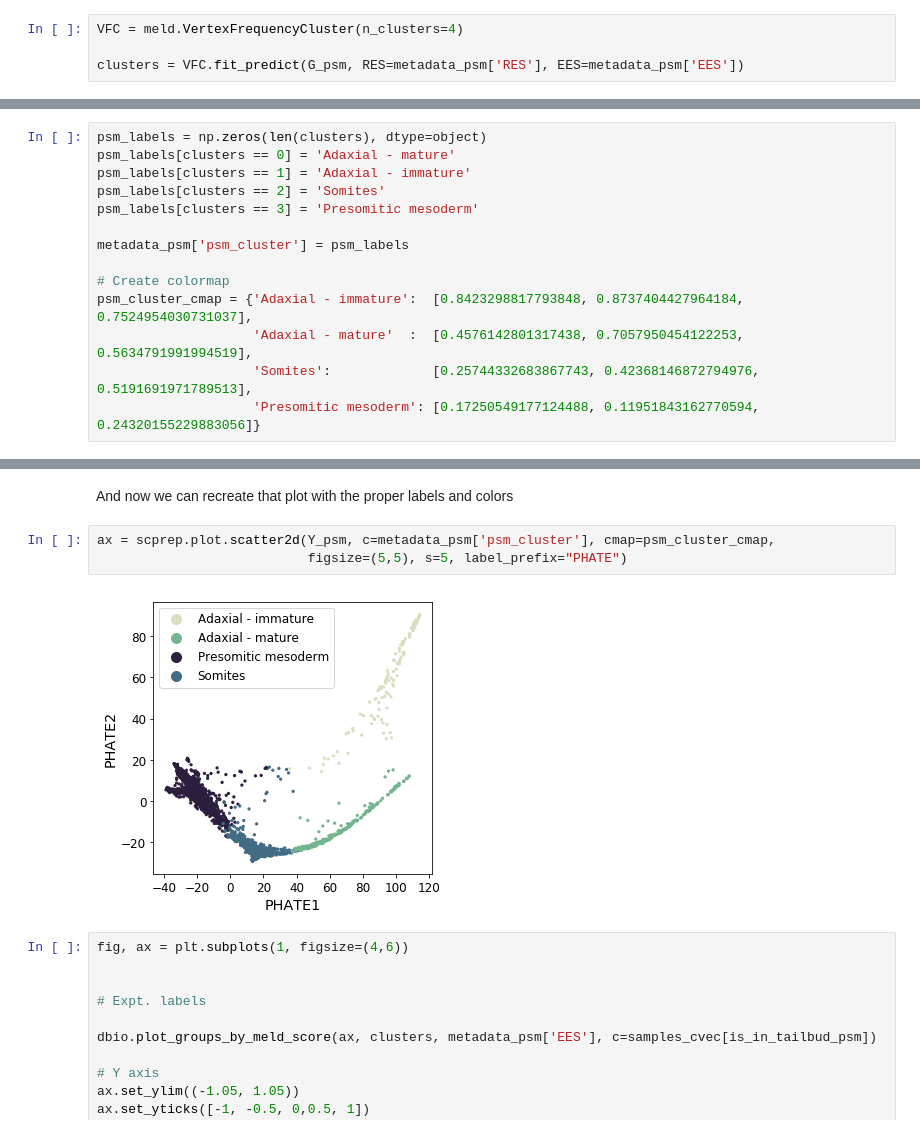
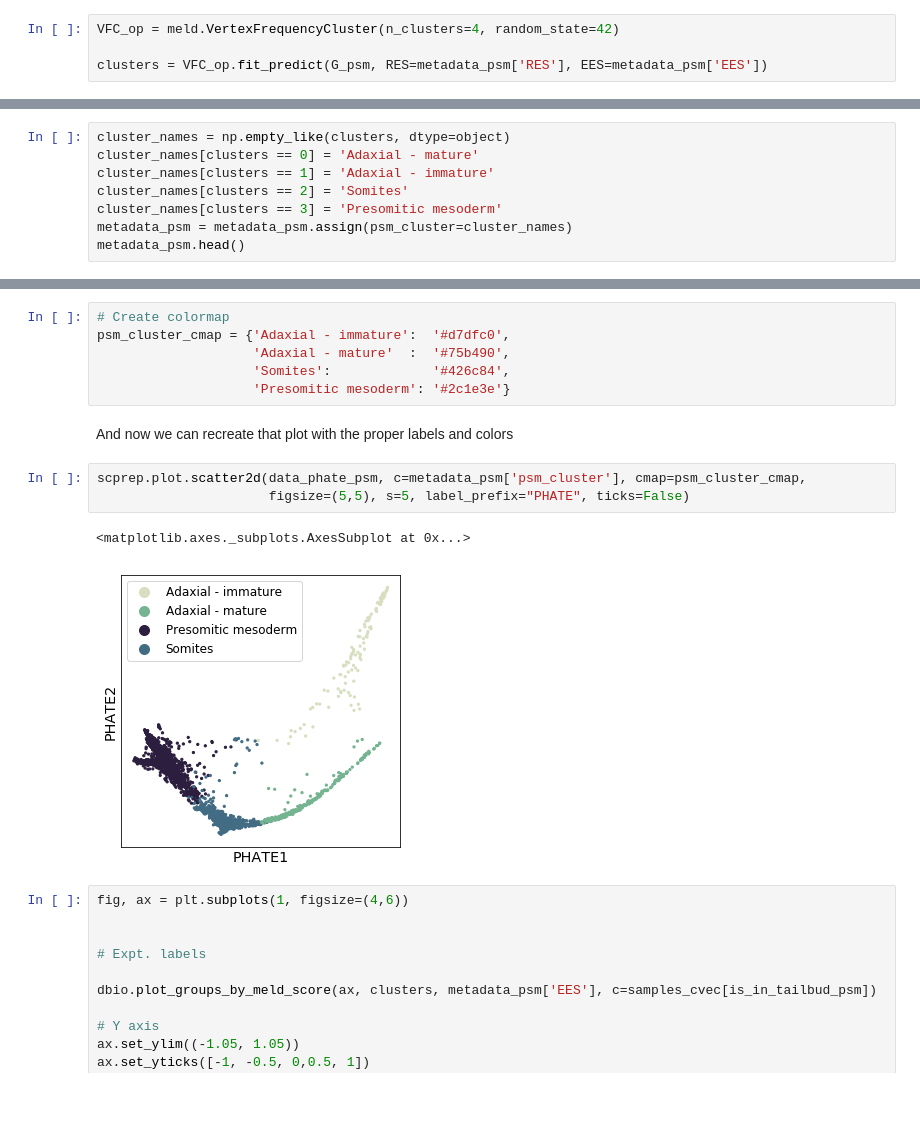
Before and after one commit to KrishnaswamyLab/MELD, a Jupyter notebook: notebooks/Wagner2018_Chordin_Cas9_Mutagenesis.ipynb, the cells around one changed output, grey strips where cells are left out. Cells and saved outputs as stored; diff of their text form; blank space fills up the shorter version.

```diff
--- a/notebooks/Wagner2018_Chordin_Cas9_Mutagenesis.ipynb
+++ b/notebooks/Wagner2018_Chordin_Cas9_Mutagenesis.ipynb
@@ -461,5 +467,5 @@ This class works similarly to the `sklearn` clustering classes, and all it needs
 # %%
-VFC = meld.VertexFrequencyCluster(n_clusters=4)
+VFC_op = meld.VertexFrequencyCluster(n_clusters=4, random_state=42)
 
-clusters = VFC.fit_predict(G_psm, RES=metadata_psm['RES'], EES=metadata_psm['EES'])
+clusters = VFC_op.fit_predict(G_psm, RES=metadata_psm['RES'], EES=metadata_psm['EES'])
 # %% [output]
@@ -483,17 +494,3 @@ scprep.plot.marker_plot(data_psm, clusters, gene_names=data_psm.columns, markers
 #### Assigning cluster names
 
 Now that we know what cell type is in each cluster, we can assign labels to each group.
-# %%
-psm_labels = np.zeros(len(clusters), dtype=object)
-psm_labels[clusters == 0] = 'Adaxial - mature'
-psm_labels[clusters == 1] = 'Adaxial - immature'
-psm_labels[clusters == 2] = 'Somites'
-psm_labels[clusters == 3] = 'Presomitic mesoderm'
-
-metadata_psm['psm_cluster'] = psm_labels
-
-# Create colormap
-psm_cluster_cmap = {'Adaxial - immature':  [0.8423298817793848, 0.8737404427964184, 0.7524954030731037],
-                    'Adaxial - mature'  :  [0.4576142801317438, 0.7057950454122253, 0.5634791991994519],
-                    'Somites':             [0.25744332683867743, 0.42368146872794976, 0.5191691971789513],
-                    'Presomitic mesoderm': [0.17250549177124488, 0.11951843162770594, 0.24320155229883056]}
@@ -505,0 +497,8 @@ See the caveats in the documentation: http://pandas.pydata.org/pandas-docs/stabl
+# %%
+cluster_names = np.empty_like(clusters, dtype=object)
+cluster_names[clusters == 0] = 'Adaxial - mature'
+cluster_names[clusters == 1] = 'Adaxial - immature'
+cluster_names[clusters == 2] = 'Somites'
+cluster_names[clusters == 3] = 'Presomitic mesoderm'
+metadata_psm = metadata_psm.assign(psm_cluster=cluster_names)
+metadata_psm.head()
@@ -506,10 +512,17 @@ See the caveats in the documentation: http://pandas.pydata.org/pandas-docs/stabl
+# %%
+# Create colormap
+psm_cluster_cmap = {'Adaxial - immature':  '#d7dfc0',
+                    'Adaxial - mature'  :  '#75b490',
+                    'Somites':             '#426c84',
+                    'Presomitic mesoderm': '#2c1e3e'}
 # %% [markdown]
 And now we can recreate that plot with the proper labels and colors
 # %%
-ax = scprep.plot.scatter2d(Y_psm, c=metadata_psm['psm_cluster'], cmap=psm_cluster_cmap,
-                           figsize=(5,5), s=5, label_prefix="PHATE")
+scprep.plot.scatter2d(data_phate_psm, c=metadata_psm['psm_cluster'], cmap=psm_cluster_cmap,
+                      figsize=(5,5), s=5, label_prefix="PHATE", ticks=False)
 # %% [output]
+<matplotlib.axes._subplots.AxesSubplot at 0x...>
-[figure, old version]
+[figure, new version]
 # %%
 fig, ax = plt.subplots(1, figsize=(4,6))
 
```
Also changed, not shown: parts of 75 cells of this notebook.
